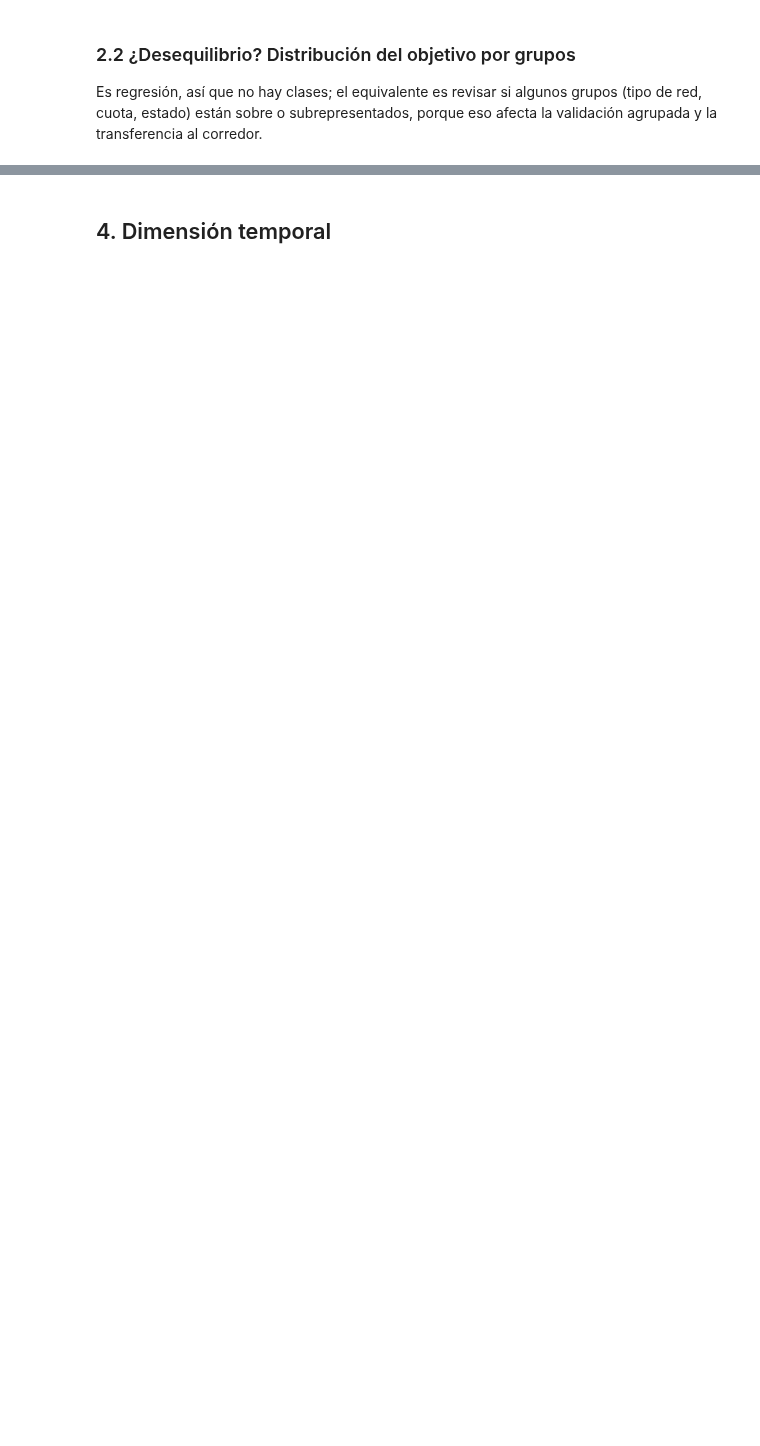
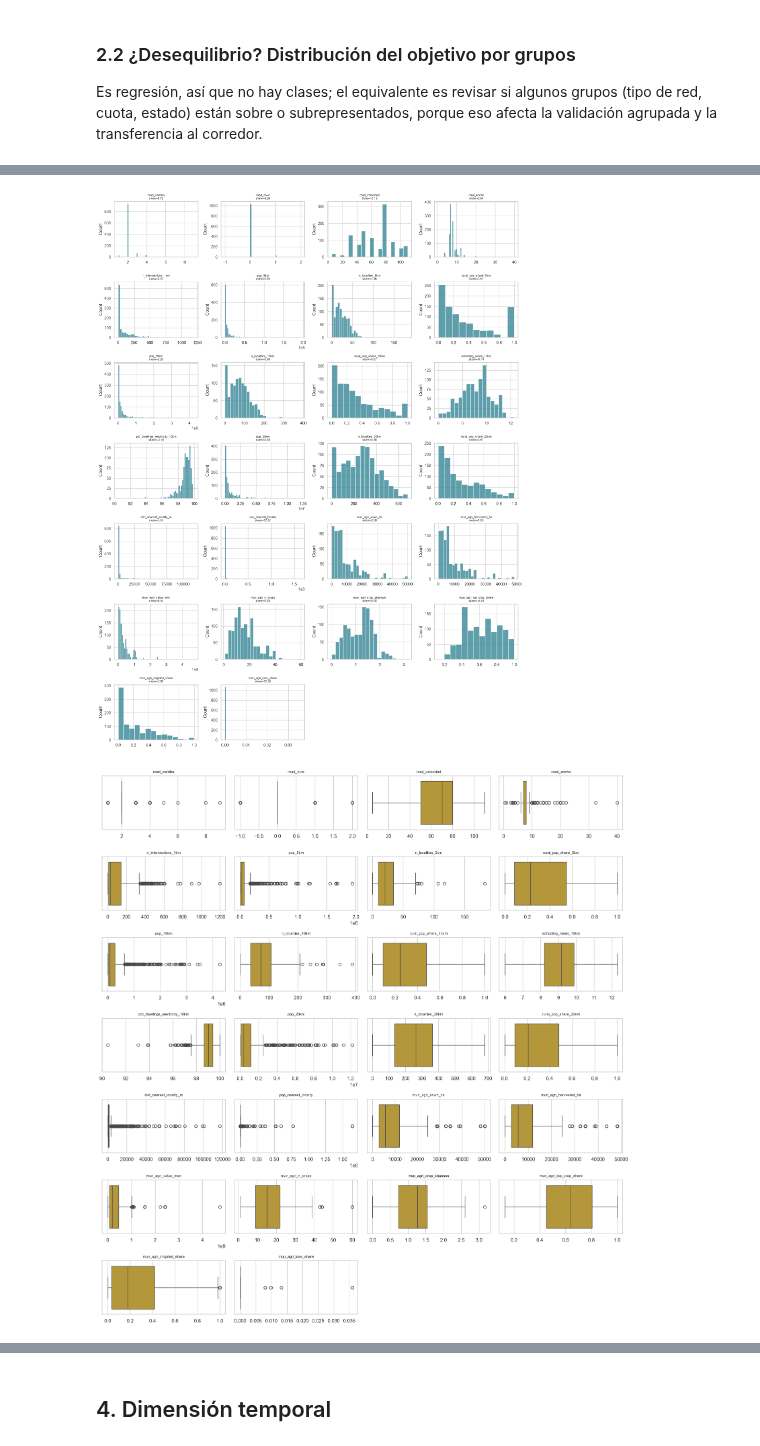
Before and after one commit to AEST2722/Equipo20_EnergyIntelligence, a Jupyter notebook: 04_NOTEBOOKS/02_EDA_TOP_Model_Table.ipynb, the cells around one changed output, grey strips where cells are left out. Saved outputs shown, nothing was run; the diff lists cells and outputs as text; code cells hidden in the pictures; blank space fills up the shorter version.

```diff
--- a/04_NOTEBOOKS/02_EDA_TOP_Model_Table.ipynb
+++ b/04_NOTEBOOKS/02_EDA_TOP_Model_Table.ipynb
@@ -112,18 +215,25 @@ display(df.groupby("toll_road")[TARGET].agg(["count", "mean", "median"]).round(2
 # %%
 show = [c for c in num if not c.endswith(("_min_month", "_missing_pct"))]
-n = len(show); nc = 4; nr = int(np.ceil(n / nc))
-fig, axes = plt.subplots(nr, nc, figsize=(16, 3*nr))
-for a, c in zip(axes.flat, show):
-    sns.histplot(df[c].dropna(), ax=a, color="#2a7f8f"); a.set_title(f"{c}\nskew={df[c].skew():.2f}", fontsize=8); a.set_xlabel("")
-for a in axes.flat[n:]: a.axis("off")
-savefig("04_hist_features")
-fig, axes = plt.subplots(nr, nc, figsize=(16, 2.4*nr))
-for a, c in zip(axes.flat, show):
-    sns.boxplot(x=df[c], ax=a, color="#c9a227"); a.set_title(c, fontsize=8); a.set_xlabel("")
-for a in axes.flat[n:]: a.axis("off")
-savefig("05_box_features")
-sk = pd.DataFrame({"skew": df[show].skew()})
-pos = [c for c in show if (df[c].dropna() >= 0).all()]
-sk.loc[pos, "skew_log1p"] = np.log1p(df[pos]).skew()
-SKEWED = sk.index[(sk["skew"].abs() > 1) & (sk["skew_log1p"].abs() < sk["skew"].abs())].tolist()
-print("Candidatas a log1p:", SKEWED); sk.round(2).sort_values("skew", ascending=False)
+if show:
+    n = len(show); nc = 4; nr = int(np.ceil(n / nc))
+    fig, axes = plt.subplots(nr, nc, figsize=(16, 3*nr), squeeze=False)
+    for a, c in zip(axes.flat, show):
+        sns.histplot(df[c].dropna(), ax=a, color="#2a7f8f"); a.set_title(f"{c}\nskew={df[c].skew():.2f}", fontsize=8); a.set_xlabel("")
+    for a in axes.flat[n:]: a.axis("off")
+    savefig("04_hist_features")
+    fig, axes = plt.subplots(nr, nc, figsize=(16, 2.4*nr), squeeze=False)
+    for a, c in zip(axes.flat, show):
+        sns.boxplot(x=df[c], ax=a, color="#c9a227"); a.set_title(c, fontsize=8); a.set_xlabel("")
+    for a in axes.flat[n:]: a.axis("off")
+    savefig("05_box_features")
+    sk = pd.DataFrame({"skew": df[show].skew()})
+    pos = [c for c in show if (df[c].dropna() >= 0).all()]
+    sk.loc[pos, "skew_log1p"] = np.log1p(df[pos]).skew()
+    SKEWED = sk.index[sk["skew"].abs() > 1].tolist()
+    display(sk.round(2))
+else:
+    SKEWED = []
+    print("Sin features numéricas de entorno: su cálculo para los sitios TOP está pendiente.")
+# %% [output]
+[figure, added]
+[figure, added]
```
Also changed, not shown: parts of 24 cells of this notebook, 29 other files.
